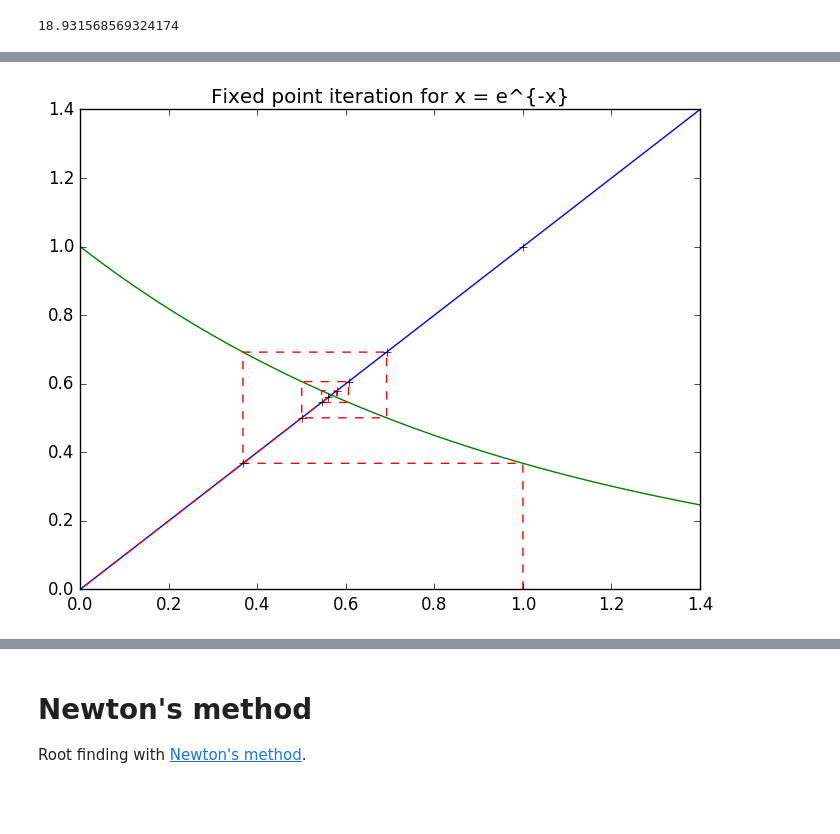
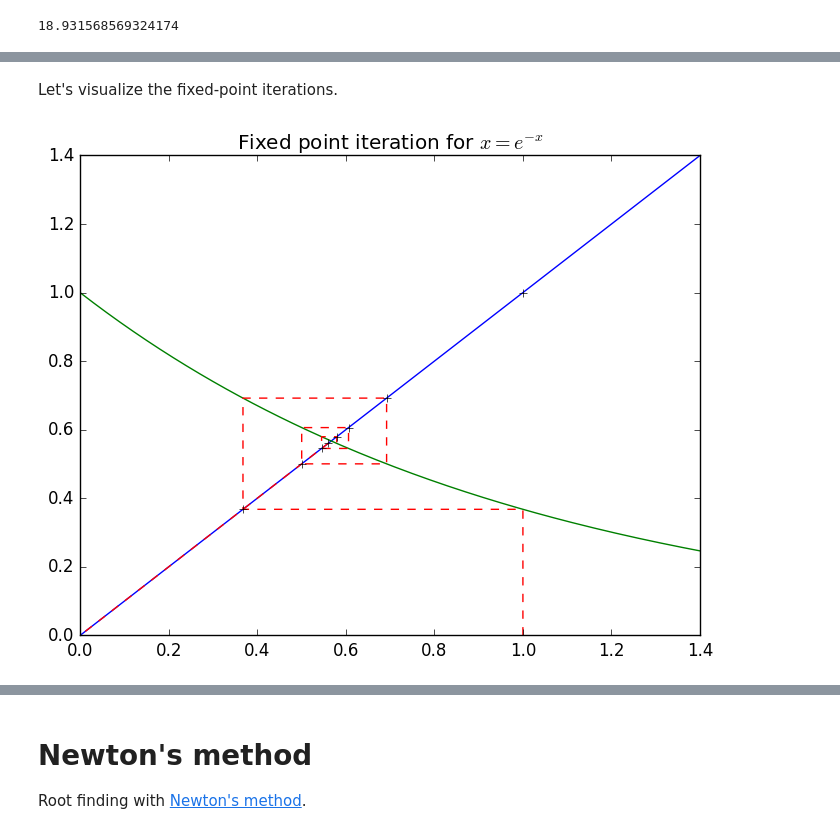
Before and after one commit to MPF-Optimization-Laboratory/cpsc406-T22017, a Jupyter notebook: notebooks/Chapter03.ipynb, the cells around one changed output, grey strips where cells are left out. Cells and saved outputs as stored; diff of their text form; code cells hidden in the pictures; blank space fills up the shorter version.

```diff
--- a/notebooks/Chapter03.ipynb
+++ b/notebooks/Chapter03.ipynb
@@ -117,23 +162,25 @@ Root finding with the [fixed-point](https://en.wikipedia.org/wiki/Fixed-point_it
+# %% [markdown]
+Let's visualize the fixed-point iterations.
 # %%
 x = 0:.01:1.4
 y1 = x
 y2 = exp(-x)
 plot(x,y1,x,y2)
 
 n=8; xx = zeros(n); zer = xx
 xx[1] = 1
 for j = 1:n-1
     xx[j+1] = exp(-xx[j])
 end
-itx = zeros(2*length(xx))
-itx[1:2:2*n-1] = xx
-itx[2:2:2*(n-1)] = xx[1:n-1]
+itx = zeros(2n)
+itx[1:2:2n-1] = xx
+itx[2:2:2(n-1)] = xx[1:n-1]
 ity = zeros(length(itx))
 ity[1] = 0
-ity[2:2:2*(n-1)] = xx[2:n]
-ity[3:2:2*n-1] = xx[2:n]
+ity[2:2:2(n-1)] = xx[2:n]
+ity[3:2:2n-1] = xx[2:n]
 plot(itx,ity,"r--")
 plot(xx,zer,"k+")
-title("Fixed point iteration for x = e^{-x}");
+title(L"Fixed point iteration for $x = e^{-x}$");
 # %% [output]
-[figure, old version]
+[figure, new version]
```
Also changed, not shown: parts of 19 cells of this notebook, 1 other file.
